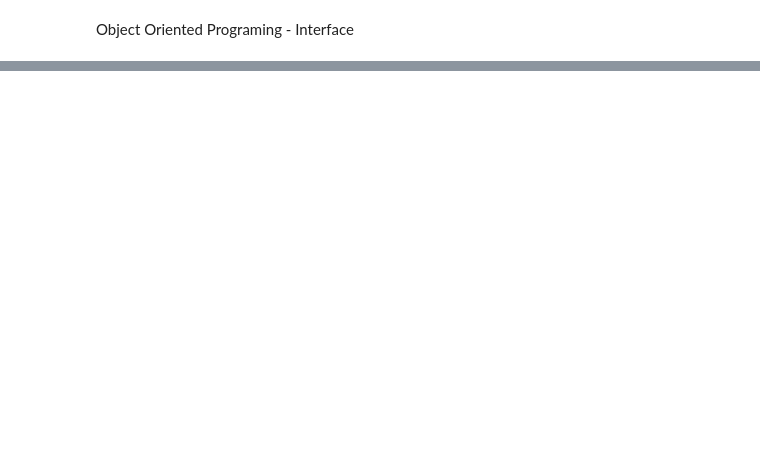
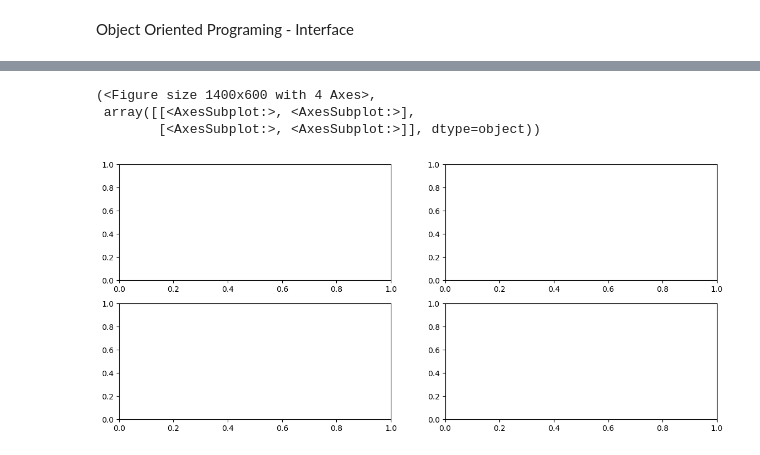
Before and after one commit to dragangolic/Data-Analytics, a Jupyter notebook: Data Cleaning.ipynb, the cells around one changed output, grey strips where cells are left out. Saved outputs shown, nothing was run; the diff lists cells and outputs as text; code cells hidden in the pictures; blank space fills up the shorter version.

```diff
--- a/Data Cleaning.ipynb
+++ b/Data Cleaning.ipynb
@@ -793,0 +831,5 @@ NameError: name 'axes' is not defined
+# %%
+plot_objects = plt.subplots()
+fig, ax = plot_objects
+ax.plot([1, 2, 3], [1, 2, 3])
+plot_objects
@@ -793,0 +839,9 @@ NameError: name 'axes' is not defined
+# %%
+plot_objects = plt.subplots(nrows=2, ncols=2, figsize=(14,6))
+fig, ((ax1, ax2), (ax3, ax4)) = plot_objects
+plot_objects
+# %% [output]
+(<Figure size 1400x600 with 4 Axes>,
+ array([[<AxesSubplot:>, <AxesSubplot:>],
+        [<AxesSubplot:>, <AxesSubplot:>]], dtype=object))
+[figure, added]
```
Also changed, not shown: parts of 31 cells of this notebook.
